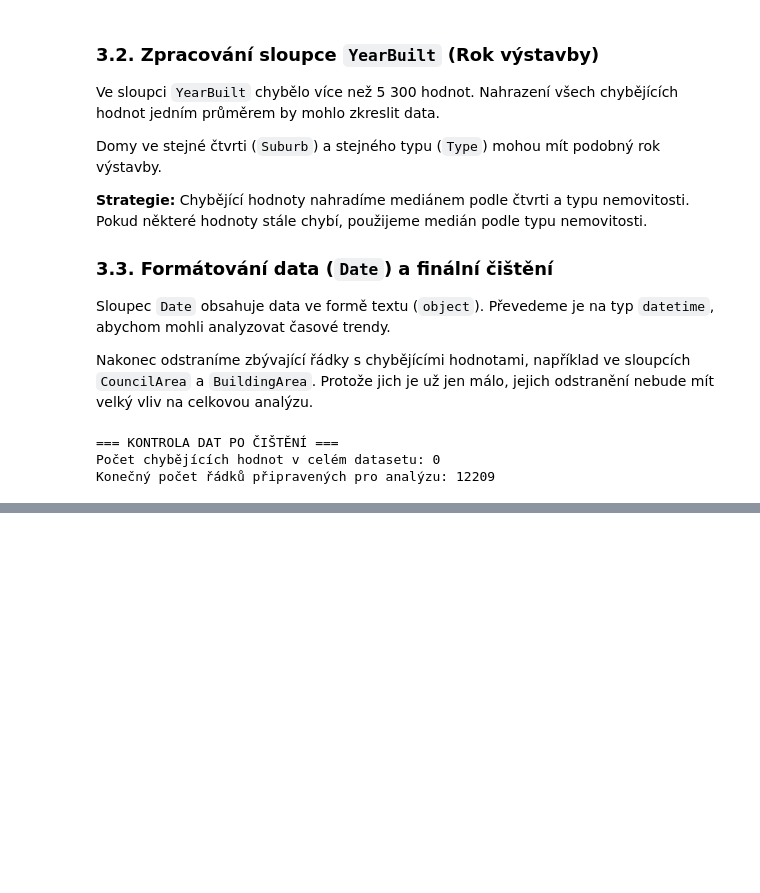
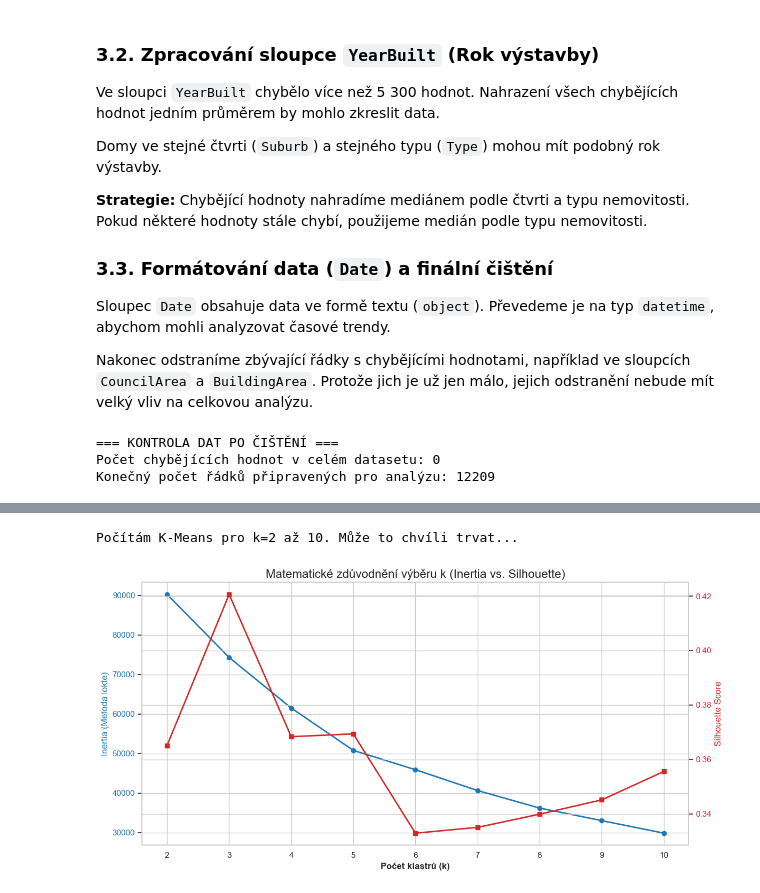
Before and after one commit to kassdiana/zsu, a Jupyter notebook: project/KAS0301_Project_Part1.ipynb, the cells around one changed output, grey strips where cells are left out. Drawn from its saved outputs; the diff is of its cells as text; code cells hidden in the pictures; blank space fills up the shorter version.

```diff
--- a/project/KAS0301_Project_Part1.ipynb
+++ b/project/KAS0301_Project_Part1.ipynb
@@ -161,0 +316,45 @@ Konečný počet řádků připravených pro analýzu: 12209
+# %%
+from sklearn.cluster import KMeans
+from sklearn.metrics import silhouette_score
+
+inertia = []
+silhouette_scores = []
+k_range = range(2, 11)
+
+print("Počítám K-Means pro k=2 až 10. Může to chvíli trvat...")
+
+# Cyklus pro otestování různých hodnot k
+for k in k_range:
+    # Parametr n_init=10 zajišťuje stabilitu výsledků a random_state zaručuje reprodukovatelnost
+    kmeans = KMeans(n_clusters=k, random_state=42, n_init=10)
+    kmeans.fit(df_scaled)
+
+    inertia.append(kmeans.inertia_)
+    silhouette_scores.append(silhouette_score(df_scaled, kmeans.labels_))
+
+# Vykreslení obou metrik do jednoho grafu pomocí dvou os Y
+fig, ax1 = plt.subplots(figsize=(12, 6))
+
+# První osa Y pro Inertia (modrá čára)
+color_inertia = 'tab:blue'
+ax1.set_xlabel('Počet klastrů (k)', fontsize=12, fontweight='bold')
+ax1.set_ylabel('Inertia (Metoda lokte)', color=color_inertia, fontsize=12)
+ax1.plot(k_range, inertia, marker='o', color=color_inertia, linewidth=2)
+ax1.tick_params(axis='y', labelcolor=color_inertia)
+
+# Druhá osa Y pro Silhouette Score (červená čára)
+ax2 = ax1.twinx()
+color_silhouette = 'tab:red'
+ax2.set_ylabel('Silhouette Score', color=color_silhouette, fontsize=12)
+ax2.plot(k_range, silhouette_scores, marker='s', color=color_silhouette, linewidth=2)
+ax2.tick_params(axis='y', labelcolor=color_silhouette)
+
+# Svislá čára označující náš finální výběr (např. k=3 nebo k=4, upravíme po zobrazení)
+# plt.axvline(x=3, color='grey', linestyle='--', label='Zvolené k')
+
+plt.title('Matematické zdůvodnění výběru k (Inertia vs. Silhouette)', fontsize=16)
+fig.tight_layout()
+plt.show()
+# %% [output]
+Počítám K-Means pro k=2 až 10. Může to chvíli trvat...
+[figure, added]
```
Also changed, not shown: parts of 16 cells of this notebook.
